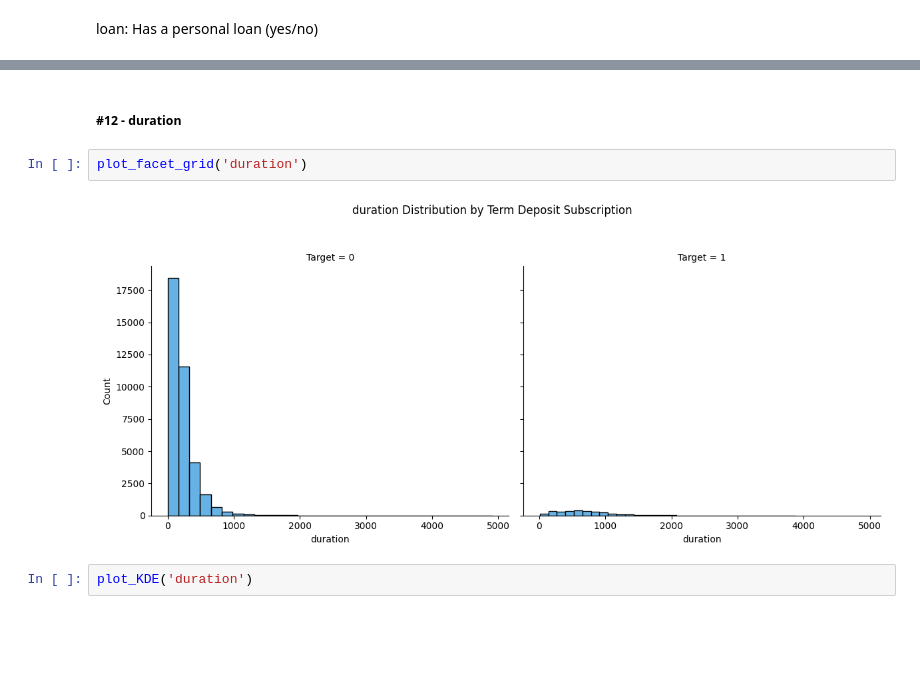
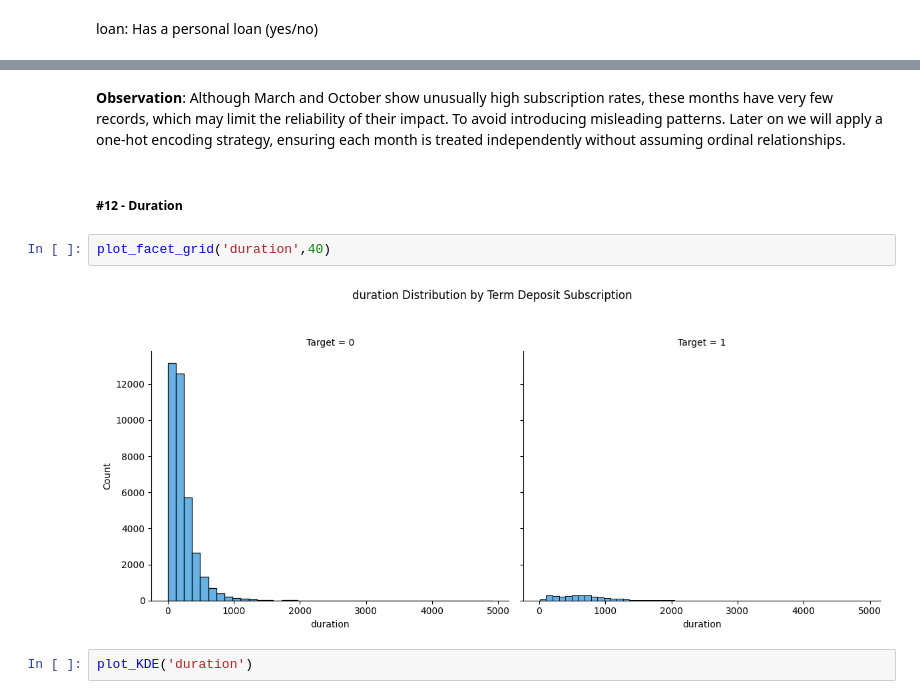
Before and after one commit to FederCO23/Term_Deposit_Marketing_-_tpx4U1BHhRR0IUm9, a Jupyter notebook: TermDepositMarketing.ipynb, the cells around one changed output, grey strips where cells are left out. Saved outputs shown, nothing was run; the diff lists cells and outputs as text; blank space fills up the shorter version.

```diff
--- a/TermDepositMarketing.ipynb
+++ b/TermDepositMarketing.ipynb
@@ -280,9 +318,12 @@ plot_TargetbyCat('month')
+# %% [markdown]
+**Observation**:
+Although March and October show unusually high subscription rates, these months have very few records, which may limit the reliability of their impact. To avoid introducing misleading patterns. Later on we will apply a one-hot encoding strategy, ensuring each month is treated independently without assuming ordinal relationships.
 # %% [markdown]
-##### **#12 - duration**
+##### **#12 - Duration**
 # %%
-plot_facet_grid('duration')
+plot_facet_grid('duration',40)
 # %% [output]
-[figure, old version]
+[figure, new version]
 # %%
 plot_KDE('duration')
 # %% [output]
```
Also changed, not shown: parts of 222 cells of this notebook.
